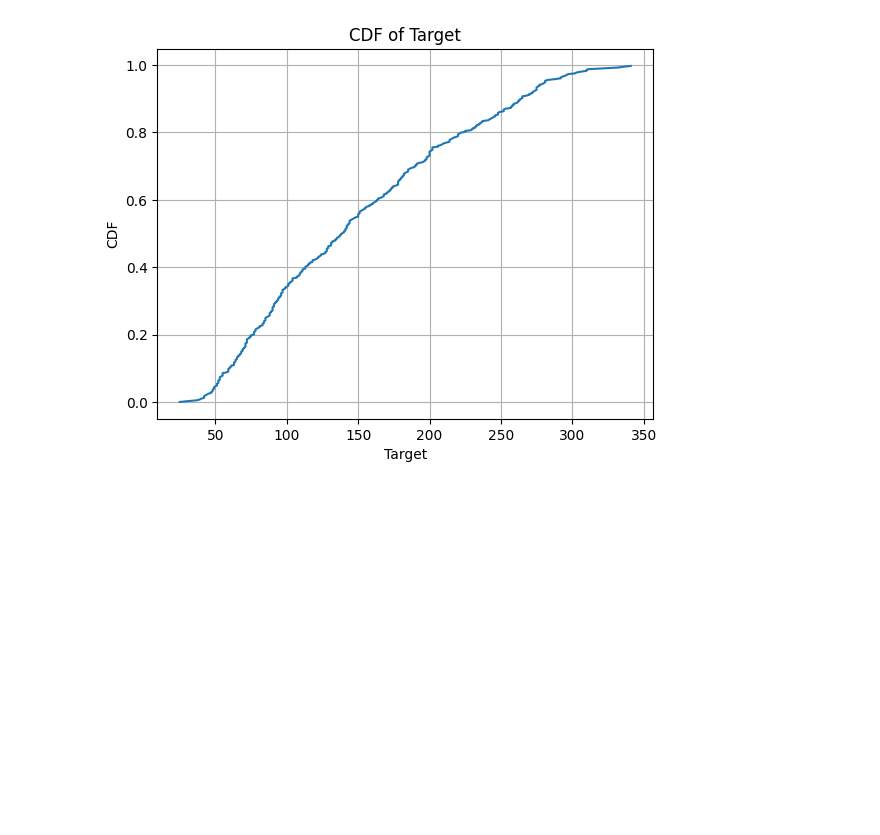
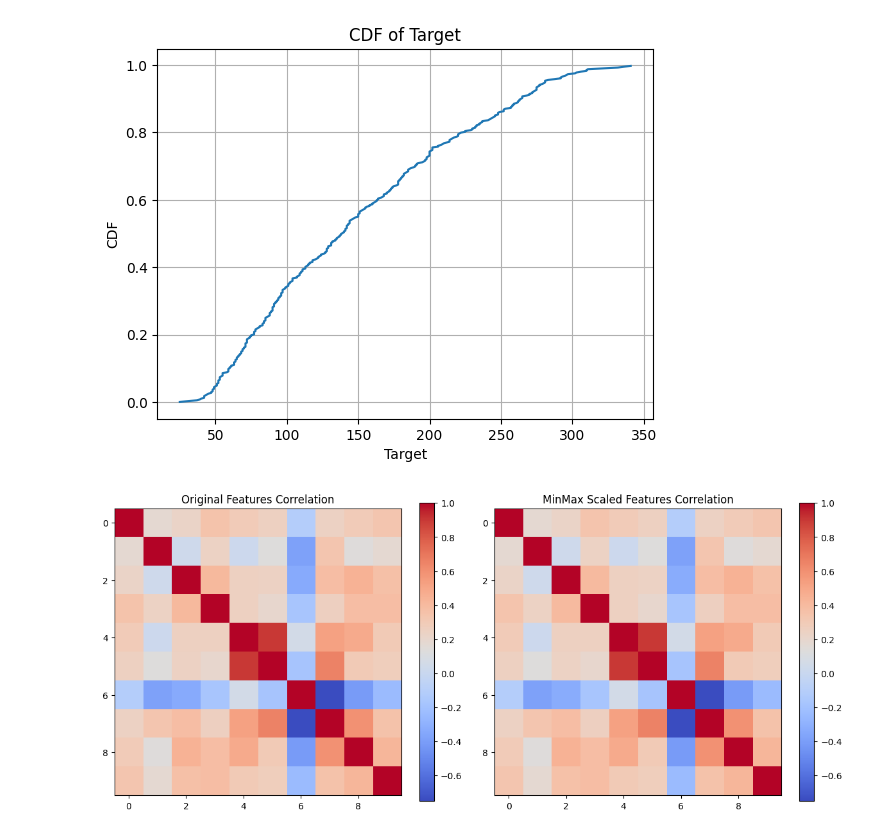
Before and after one commit to kk23mm14-source/pynotes-kranti, a Jupyter notebook: notebooks/kranti/sample.ipynb, the cells around one changed output. Drawn from its saved outputs; the diff is of its cells as text; code cells hidden in the pictures; blank space fills up the shorter version.

```diff
--- a/notebooks/kranti/sample.ipynb
+++ b/notebooks/kranti/sample.ipynb
@@ -259,0 +265,18 @@ plt.show()
+# %%
+corr_original = df[diabetes.feature_names].corr()
+corr_scaled = df_minmax[diabetes.feature_names].corr()
+
+plt.figure(figsize=(12, 5))
+plt.subplot(1, 2, 1)
+plt.imshow(corr_original, cmap='coolwarm')
+plt.title("Original Features Correlation")
+plt.colorbar()
+
+plt.subplot(1, 2, 2)
+plt.imshow(corr_scaled, cmap='coolwarm')
+plt.title("MinMax Scaled Features Correlation")
+plt.colorbar()
+plt.tight_layout()
+plt.show()
+# %% [output]
+[figure, added]
```
Also changed, not shown: parts of 1 cell of this notebook, 6 other files.
